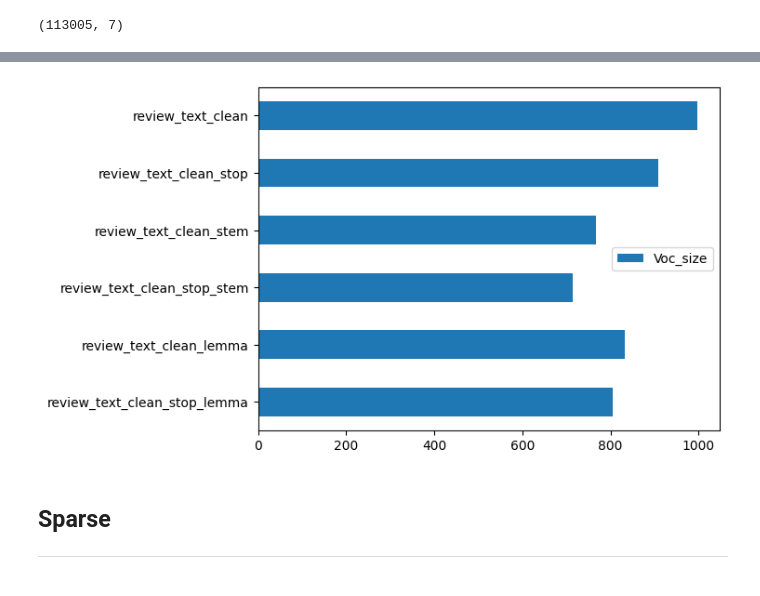
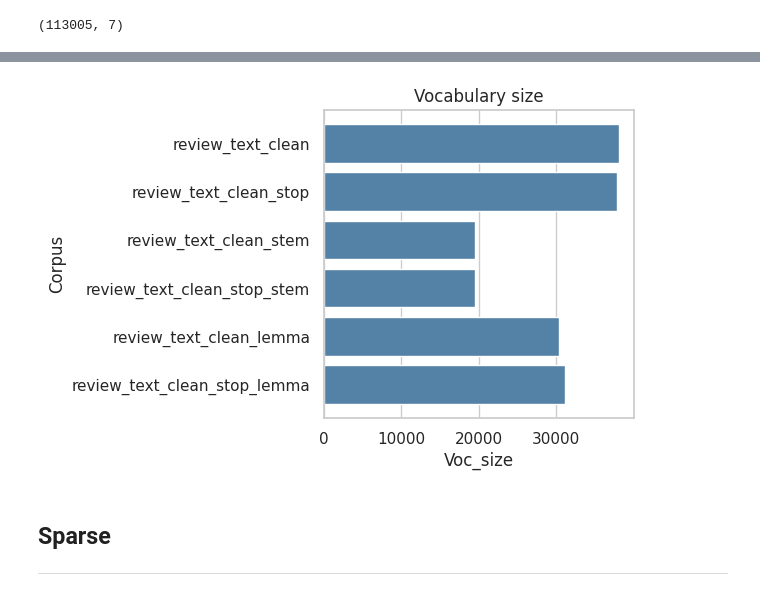
Before and after one commit to rdemarqui/sentiment_analysis, a Jupyter notebook: 02 Vectorization.ipynb, the cells around one changed output, grey strips where cells are left out. Cells and saved outputs as stored; diff of their text form; code cells hidden in the pictures.

```diff
--- a/02 Vectorization.ipynb
+++ b/02 Vectorization.ipynb
@@ -90,9 +93,6 @@ corpus = corpus.dropna()
 print(corpus.shape)
 # %% [output]
 (113005, 7)
-# %%
-# delete this line
-corpus = corpus.iloc[:200, ]
 # %%
 X_train, X_test, y_train, y_test = train_test_split(corpus.iloc[:, :-1], corpus.iloc[:, -1:],
                                                     test_size=0.2, random_state=seed_value)
@@ -121,19 +121,23 @@ X_test = X_test.astype(str)
 y_test = y_test.values.ravel()
 # %%
 # Check Vocabulary size
+plt.figure(figsize=(4, 4))
 voc_size = {}
 for column in X_train.columns:
   full_text = ' '.join(X_train[column].tolist())
   words = full_text.split()
   vocabulary = set(words)
   voc_size[column] = len(vocabulary)
 
 df_vocabulary_size = pd.DataFrame(list(voc_size.items()), columns=['Corpus', 'Voc_size'])
-ax = df_vocabulary_size.plot.barh()
-ax.set_yticklabels(df_vocabulary_size.Corpus)
-ax.invert_yaxis();
+
+ax = sns.barplot(x='Voc_size', y='Corpus',
+                 data=df_vocabulary_size,
+                 orient='h', color='steelblue')
+plt.title('Vocabulary size')
+plt.plot();
 # %% [output]
-[figure, old version]
+[figure, new version]
 # %% [markdown]
 ## Sparse
 ---
```
Also changed, not shown: parts of 29 cells of this notebook.
